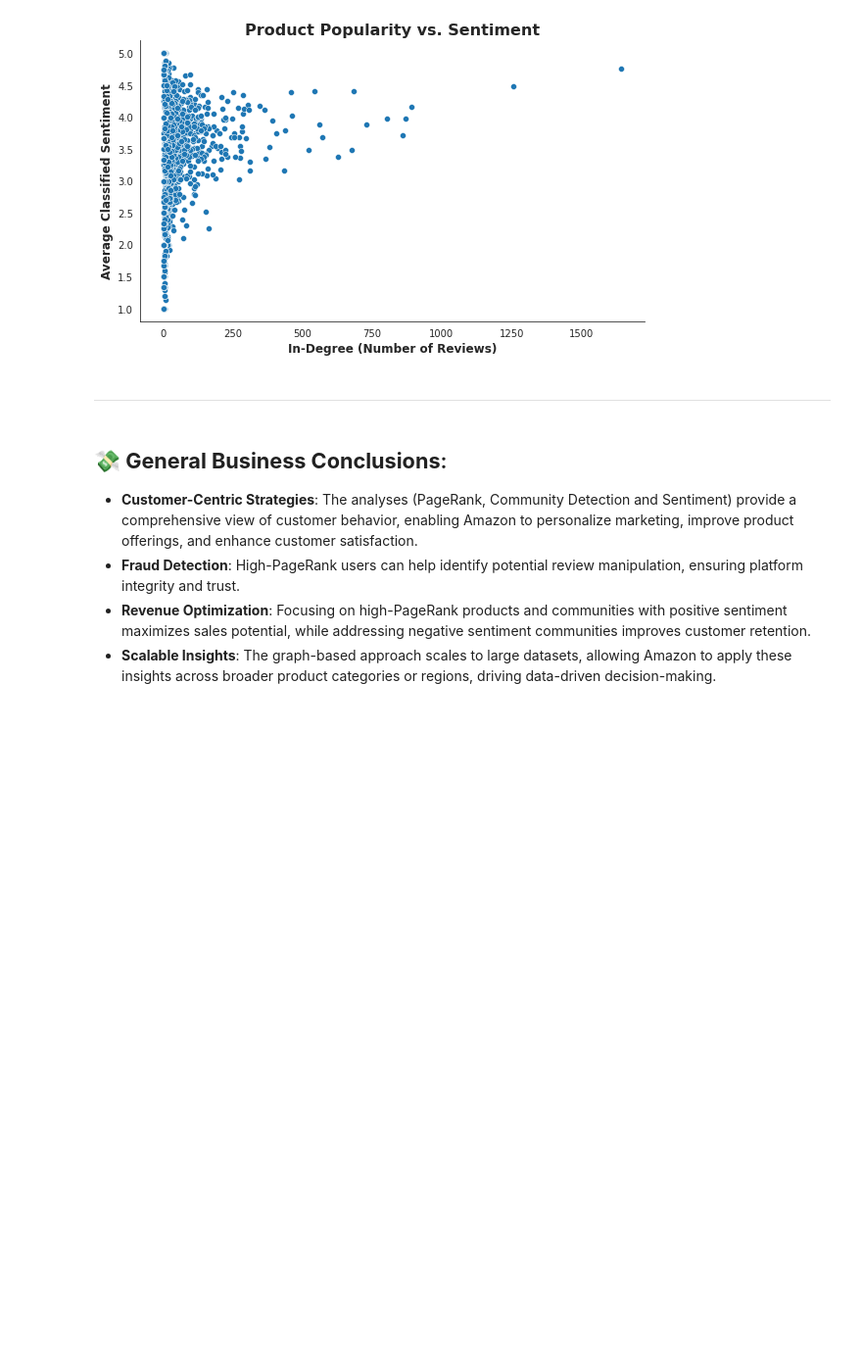
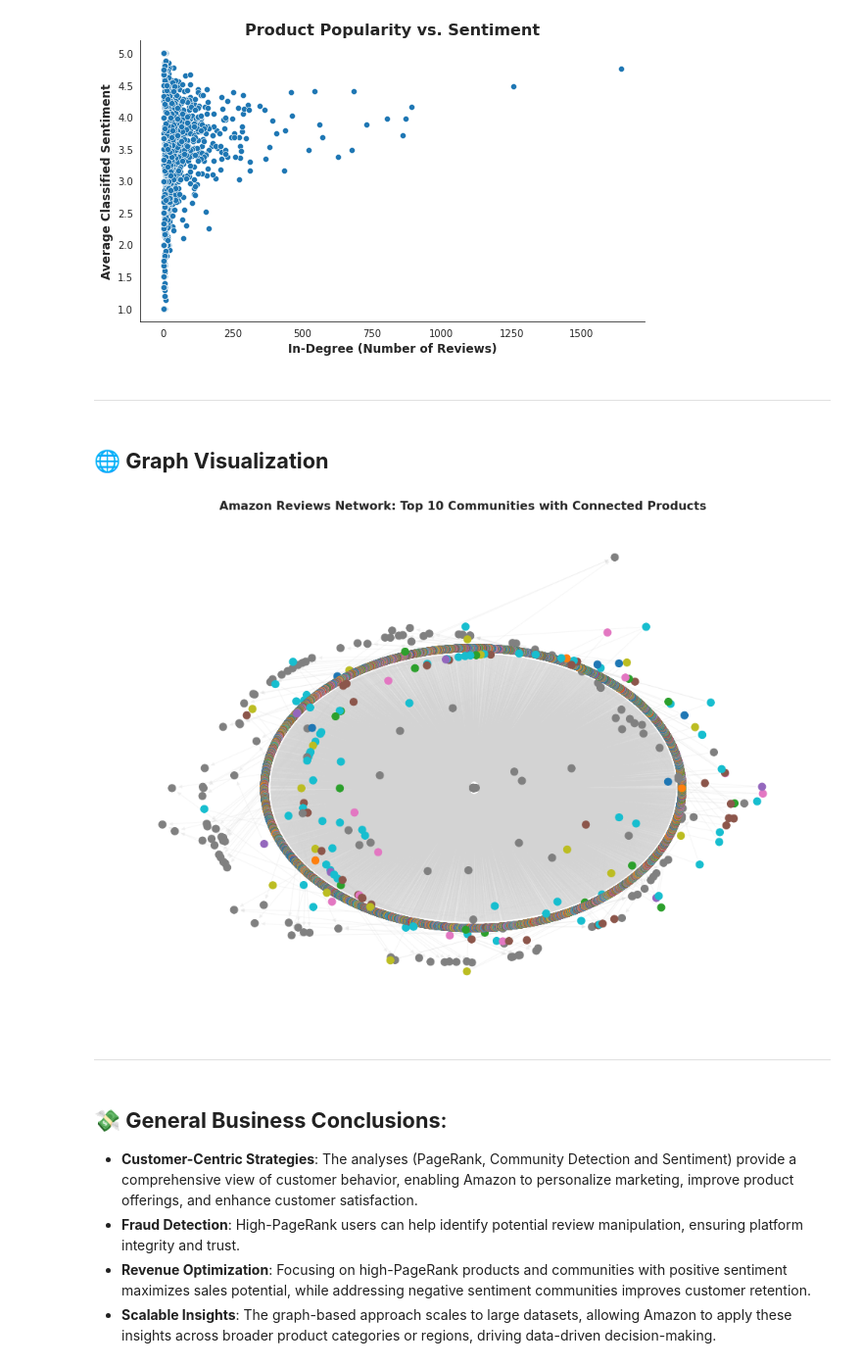
Before and after one commit to Silvestre17/BDA_AmazonReviews_DatabricksPySparkAnalysis_MasterProject, a Jupyter notebook: 6_GraphAnalysis_BDAProject_Group37_Databricks.ipynb, the cells around one changed output. Shown at 98% size. Drawn from its saved outputs; the diff is of its cells as text; code cells hidden in the pictures; blank space fills up the shorter version.

```diff
--- a/6_GraphAnalysis_BDAProject_Group37_Databricks.ipynb
+++ b/6_GraphAnalysis_BDAProject_Group37_Databricks.ipynb
@@ -967,6 +1048,82 @@ plt.show()
 [figure]
 # %% [markdown]
 ---
+# %% [markdown]
+## **🌐 Graph Visualization**
+# %%
+# =============================================
+#   Graph Visualization (NetworkX) - Top 10 Communities
+# =============================================
+# Step 1: Top 10 communities by size
+top_communities = (
+    communities.groupBy("label")
+    .count()
+    .orderBy("count", ascending=False)
+    .limit(10)
+    .select("label")
+)
+
+# Step 2: Filter users in top 10 communities
+top_nodes = communities.join(top_communities, on="label", how="inner")
+top_users = top_nodes  # Rename for clarity
+
+# Step 3: Get edges where src is a top user
+top_user_ids = top_users.select("id").distinct()
+top_edges = edges.join(top_user_ids.withColumnRenamed("id", "src"), on="src", how="inner")
+
+# Step 4: Get the products (dst nodes) connected to these edges
+product_ids = top_edges.select("dst").distinct()
+# Create top_products directly without needing 'nodes'
+top_products = product_ids.withColumnRenamed("dst", "id") \
+                          .withColumn("type", F.lit("product")) \
+                          .withColumn("label", F.lit(None))
+
+# Step 5: Prepare nodes to plot: top users and connected products
+nodes_to_plot = top_users.select("id", "type", "label").union(
+    top_products.select("id", "type", "label")
+)
+
+# Step 6: Convert to Pandas for visualization
+nodes_pd = nodes_to_plot.toPandas()
+edges_pd = top_edges.select("src", "dst").toPandas()
+
+# Step 7: Build the graph
+G = nx.from_pandas_edgelist(edges_pd, source="src", target="dst", create_using=nx.DiGraph())
+
+# Set node attributes
+community_dict = dict(zip(nodes_pd["id"], nodes_pd["label"]))
+type_dict = dict(zip(nodes_pd["id"], nodes_pd["type"]))
+nx.set_node_attributes(G, community_dict, "community")
+nx.set_node_attributes(G, type_dict, "type")
+
+# Step 8: Assign colors: by community for users, gray for products
+unique_communities = top_users.select("label").distinct().collect()
+community_list = [row["label"] for row in unique_communities]
+community_colors = plt.cm.get_cmap('tab10', len(community_list))
+color_map = {community: i for i, community in enumerate(community_list)}
+
+node_colors = []
+for node in G.nodes():
+    if G.nodes[node]["type"] == "user":
+        community = G.nodes[node]["community"]
+        color_index = color_map[community]
+        node_colors.append(community_colors(color_index))
+    else:
+        node_colors.append("gray")  # Color for products
+
+# Step 9: Plot the graph
+pos = nx.kamada_kawai_layout(G)
+plt.figure(figsize=(14, 10))
+nx.draw_networkx_nodes(G, pos, node_color=node_colors, node_size=100)
+nx.draw_networkx_edges(G, pos, edge_color="lightgray", alpha=0.2)
+plt.title("Amazon Reviews Network: Top 10 Communities with Connected Products", fontsize=16, fontweight='bold')
+sns.despine(top=True, right=True, left=True, bottom=True)
+plt.tight_layout()
+plt.show()
+# %% [output]
+[figure, added]
+# %% [markdown]
+---
 # %% [markdown]
 
 ## **💸 General Business Conclusions**:
```
Also changed, not shown: parts of 25 cells of this notebook, 1 other file.
